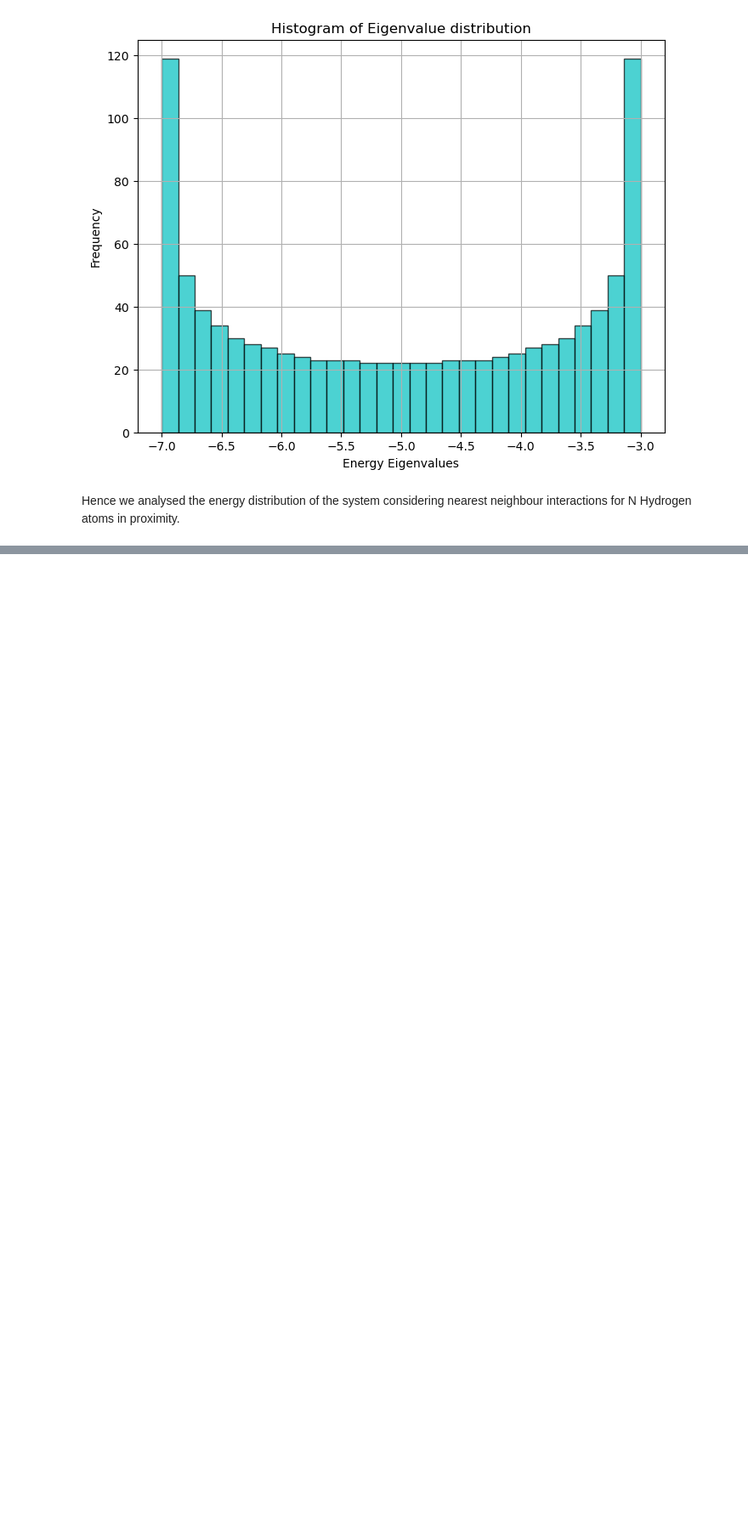
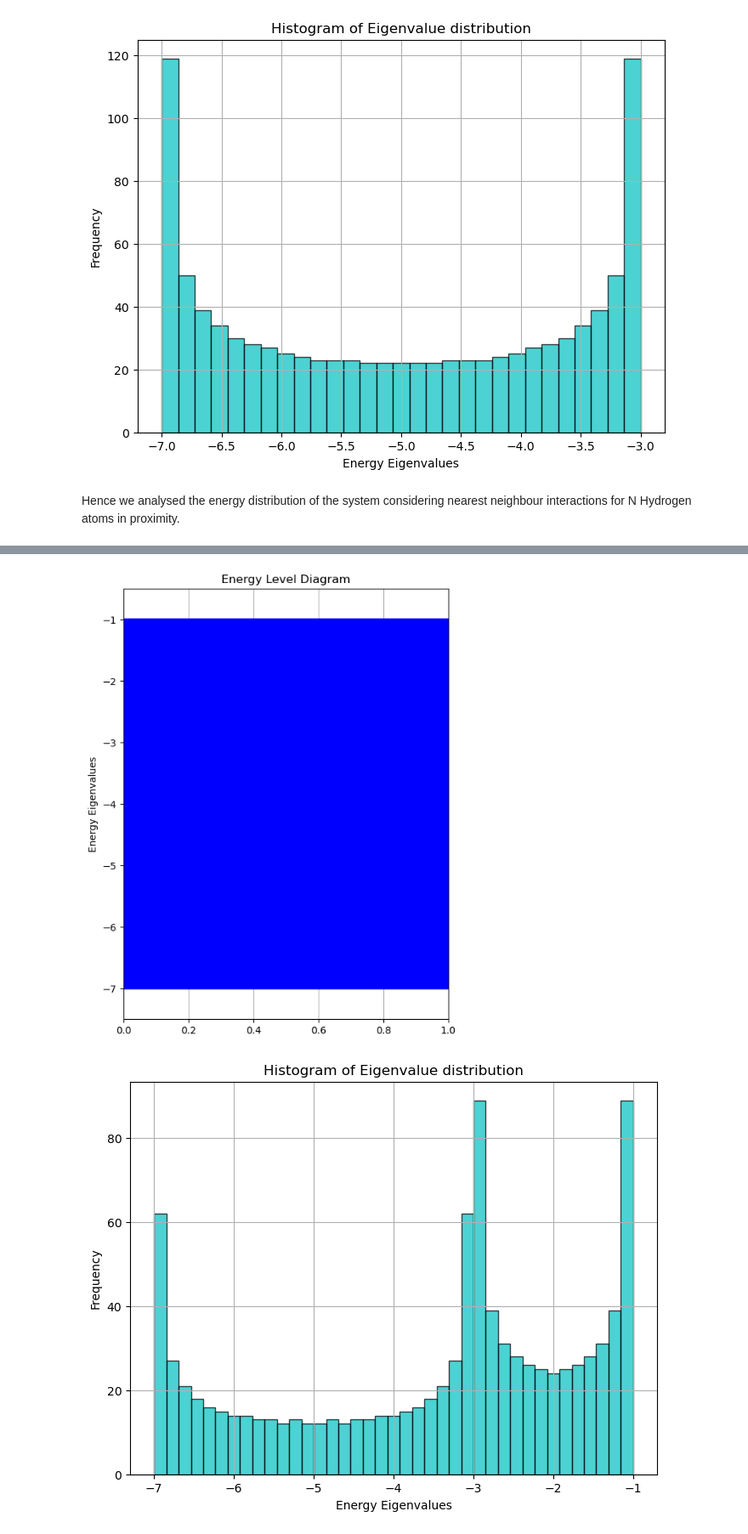
Before and after one commit to crimsonpane23/P306-Introduction-to-Condensed-Matter-Physics, a Jupyter notebook: Assignment - Eigenvalues distribution.ipynb, the cells around one changed output, grey strips where cells are left out. Shown at 85% size. Saved outputs shown, nothing was run; the diff lists cells and outputs as text; code cells hidden in the pictures; blank space fills up the shorter version.

```diff
--- a/Assignment - Eigenvalues distribution.ipynb
+++ b/Assignment - Eigenvalues distribution.ipynb
@@ -126,0 +169,9 @@ Hence we analysed the energy distribution of the system considering nearest neig
+# %%
+#Lets scale it up 100 times
+N = 1000
+H = np.diag(-5*np.ones(N)) + np.diag(-1 * np.ones(N-1), k=-1) + np.diag(-1 * np.ones(N-1), k=1)
+H[0:int(N/2), 0:int(N/2)] = np.diag(-2*np.ones(int(N/2))) + np.diag(-0.5 * np.ones((int(N/2)) - 1), k=-1) + np.diag(-0.5 * np.ones((int(N/2)) - 1), k=1)
+H[int(N/2):N, int(N/2):N] = np.diag(-5*np.ones(int(N/2))) + np.diag(-1 * np.ones((int(N/2)) - 1), k=-1) + np.diag(-1 * np.ones((int(N/2)) - 1), k=1)
+H[(int(N/2))-1,int(N/2)] = 0
+H[int(N/2),(int(N/2))-1] = 0
+H
@@ -126,0 +186,7 @@ Hence we analysed the energy distribution of the system considering nearest neig
+# %%
+eigval, eigvec = np.linalg.eig(H)
+plot_eigval(eigval)
+histogram_eigval(eigval,40, range=(-7, -1))
+# %% [output]
+[figure, added]
+[figure, added]
```
Also changed, not shown: parts of 18 cells of this notebook.
